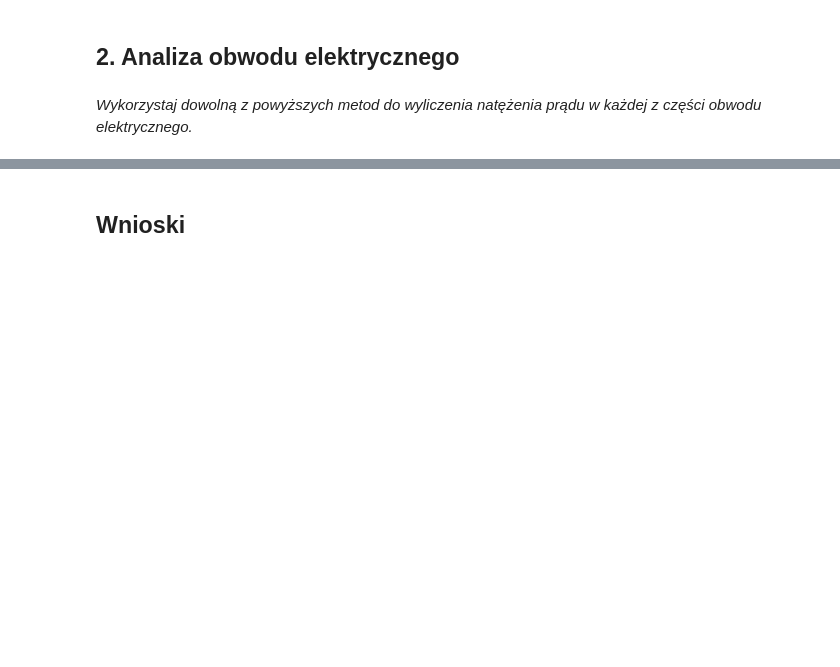
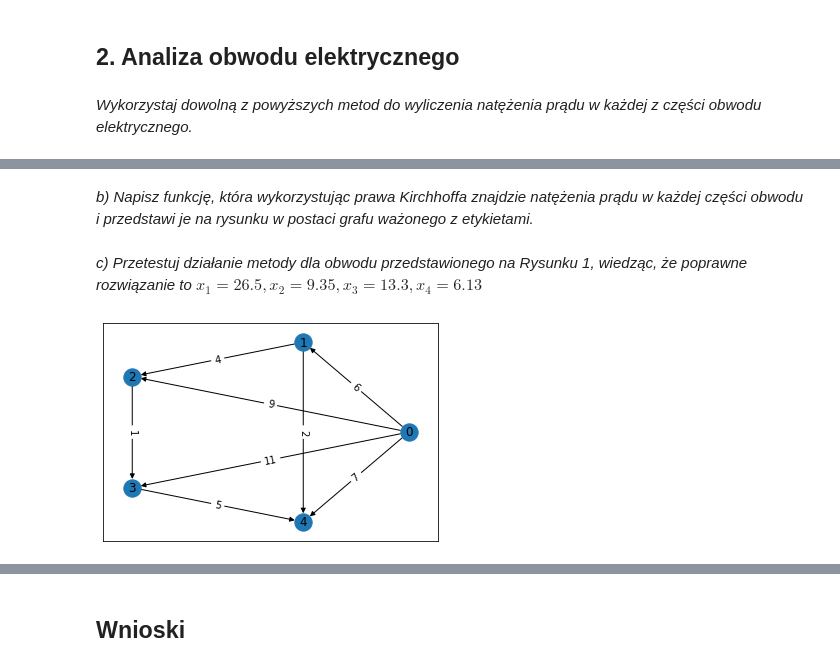
Before and after one commit to mhawryluk/mownit, a Jupyter notebook: lab7/lab7.ipynb, the cells around one changed output, grey strips where cells are left out. Drawn from its saved outputs; the diff is of its cells as text; code cells hidden in the pictures; blank space fills up the shorter version.

```diff
--- a/lab7/lab7.ipynb
+++ b/lab7/lab7.ipynb
@@ -97,0 +236,20 @@ gauss seidl:  7 [ 0.99989203 -0.99991255  1.00004696 -0.99992703]
+# %%
+def create_circuit(resistors, emf):
+    g = nx.DiGraph()
+
+    for a, b, resistance in resistors:
+        g.add_edge(a, b, weight=resistance)
+
+    a, b, weight = emf
+    if (a, b) not in g.edges() and (b, a) not in g.edges():
+        g.add_edge(a, b)
+
+    return g
+# %%
+def draw_graph(g):
+    pos=nx.circular_layout(g)
+    nx.draw_networkx(g, pos, with_labels=True)
+    labels = nx.get_edge_attributes(g, 'weight')
+    nx.draw_networkx_edge_labels(g, pos=pos, edge_labels=labels)
+# %% [markdown]
+<i>b) Napisz funkcję, która wykorzystując prawa Kirchhoffa znajdzie natężenia prądu w każdej części obwodu i przedstawi je na rysunku w postaci grafu ważonego z etykietami. </i>
@@ -97,0 +302,11 @@ gauss seidl:  7 [ 0.99989203 -0.99991255  1.00004696 -0.99992703]
+# %% [markdown]
+<i>c) Przetestuj działanie metody dla obwodu przedstawionego na Rysunku 1, wiedząc, że poprawne rozwiązanie to $x_1 = 26.5, x_2 = 9.35, x_3 = 13.3, x_4 = 6.13$ </i>
+# %%
+resistors = [(0, 1, 6), (0, 2, 9), (0, 3, 11), (0, 4, 7),
+             (1, 2, 4), (1, 4, 2), (2, 3, 1), (3, 4, 5)]
+emf = (0, 4, 300)
+
+g = create_circuit(resistors, emf)
+draw_graph(g)
+# %% [output]
+[figure, added]
```
Also changed, not shown: parts of 16 cells of this notebook, 1 other file.
